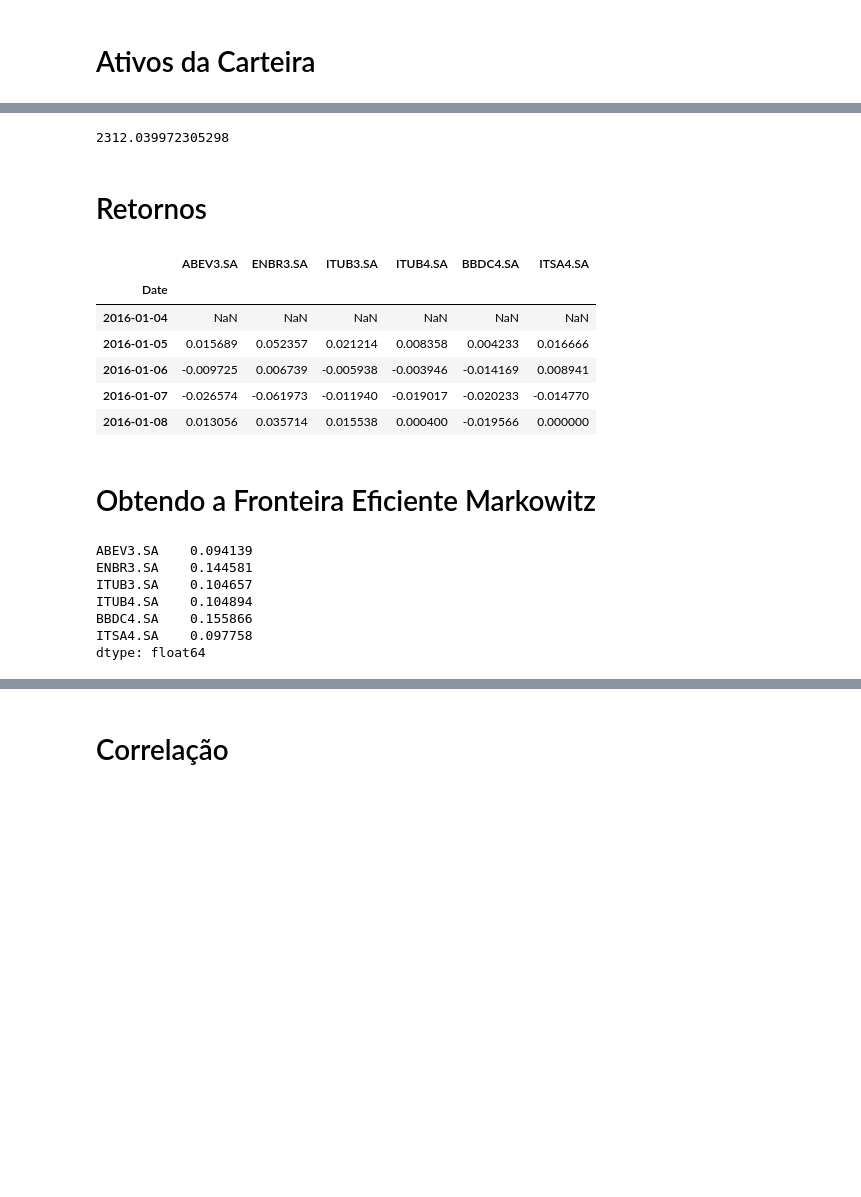
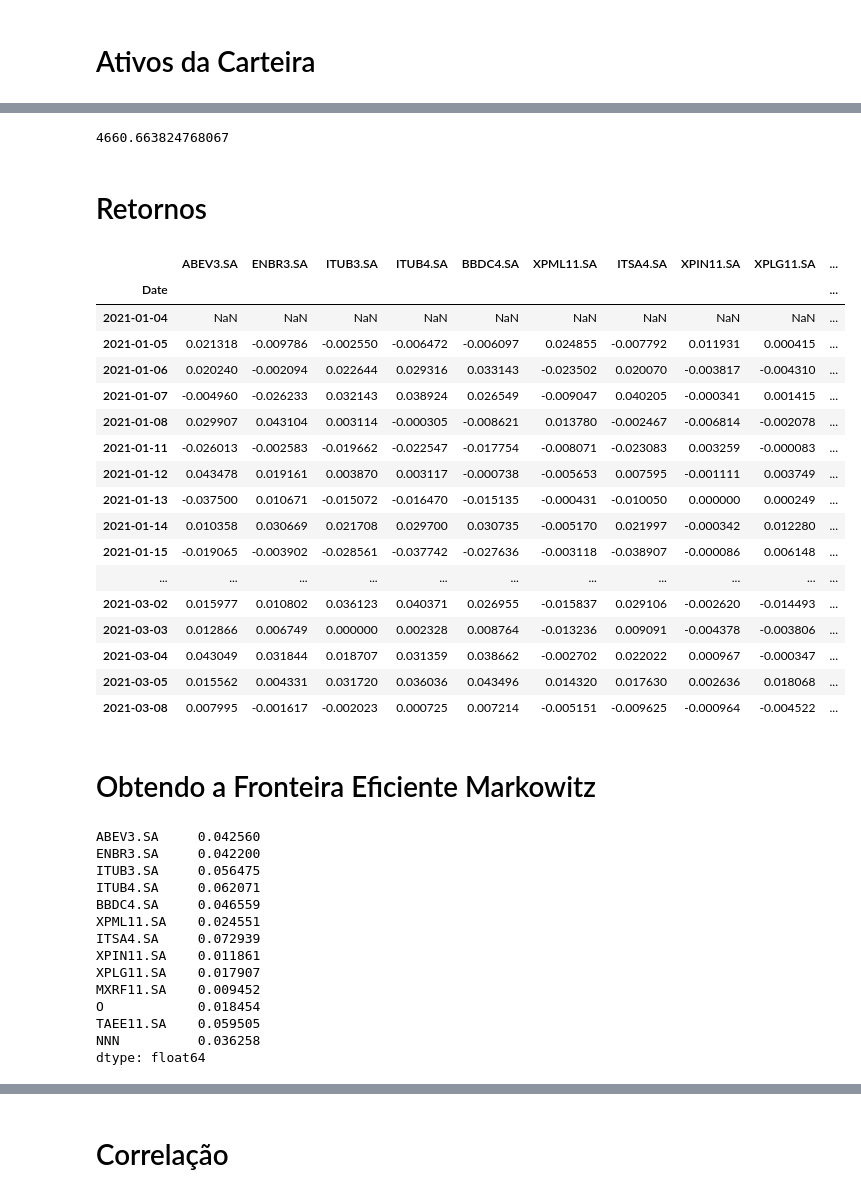
Before and after one commit to fredux/jupyter_notebooks, a Jupyter notebook: carteira.ipynb, the cells around one changed output, grey strips where cells are left out. Drawn from its saved outputs; the diff is of its cells as text; code cells hidden in the pictures; blank space fills up the shorter version.

```diff
--- a/carteira.ipynb
+++ b/carteira.ipynb
@@ -10,9 +10,11 @@ import sqlite3
 # %% [markdown]
 # Ativos da Carteira
 # %%
-conn = sqlite3.connect('ativos1.db')
+conn = sqlite3.connect('ativos.db')
 cursor = conn.cursor()
 #Cria o array de ativos e dos ativos com quantidade
+#query =" SELECT sigla, qtd FROM ativos WHERE moeda <> 'DIGITAL' AND moeda <> 'FI';"
+
 query =" SELECT sigla, qtd FROM ativos WHERE moeda <> 'DIGITAL';"
 cursor.execute(query)
 ativos_qtd = {}
@@ -23,6 +25,6 @@ for linha in cursor:
     ativos.append(linha[0])
 conn.close()
 # %%
-start = datetime(2016,1,1)
+start = datetime(2020,1,1)
 ativos
 # %% [output]
@@ -79,33 +114,51 @@ pesos
 #weights = np.array(pesos)
 total
 # %% [output]
-2312.039972305298
+4660.663824768067
 # %% [markdown]
 # Retornos
 # %%
 #retorno diario dos aivos
 returns = acoes / acoes.shift(1) - 1
-returns.head()
+returns
 # %% [output]
-|  | ABEV3.SA | ENBR3.SA | ITUB3.SA | ITUB4.SA | BBDC4.SA | ITSA4.SA |
-| Date |  |  |  |  |  |  |
-| 2016-01-04 | NaN | NaN | NaN | NaN | NaN | NaN |
-| 2016-01-05 | 0.015689 | 0.052357 | 0.021214 | 0.008358 | 0.004233 | 0.016666 |
-| 2016-01-06 | -0.009725 | 0.006739 | -0.005938 | -0.003946 | -0.014169 | 0.008941 |
-| 2016-01-07 | -0.026574 | -0.061973 | -0.011940 | -0.019017 | -0.020233 | -0.014770 |
-| 2016-01-08 | 0.013056 | 0.035714 | 0.015538 | 0.000400 | -0.019566 | 0.000000 |
+|  | ABEV3.SA | ENBR3.SA | ITUB3.SA | ITUB4.SA | BBDC4.SA | XPML11.SA | ITSA4.SA | XPIN11.SA | XPLG11.SA | ... |
+| Date |  |  |  |  |  |  |  |  |  | ... |
+| 2021-01-04 | NaN | NaN | NaN | NaN | NaN | NaN | NaN | NaN | NaN | ... |
+| 2021-01-05 | 0.021318 | -0.009786 | -0.002550 | -0.006472 | -0.006097 | 0.024855 | -0.007792 | 0.011931 | 0.000415 | ... |
+| 2021-01-06 | 0.020240 | -0.002094 | 0.022644 | 0.029316 | 0.033143 | -0.023502 | 0.020070 | -0.003817 | -0.004310 | ... |
+| 2021-01-07 | -0.004960 | -0.026233 | 0.032143 | 0.038924 | 0.026549 | -0.009047 | 0.040205 | -0.000341 | 0.001415 | ... |
+| 2021-01-08 | 0.029907 | 0.043104 | 0.003114 | -0.000305 | -0.008621 | 0.013780 | -0.002467 | -0.006814 | -0.002078 | ... |
+| 2021-01-11 | -0.026013 | -0.002583 | -0.019662 | -0.022547 | -0.017754 | -0.008071 | -0.023083 | 0.003259 | -0.000083 | ... |
+| 2021-01-12 | 0.043478 | 0.019161 | 0.003870 | 0.003117 | -0.000738 | -0.005653 | 0.007595 | -0.001111 | 0.003749 | ... |
+| 2021-01-13 | -0.037500 | 0.010671 | -0.015072 | -0.016470 | -0.015135 | -0.000431 | -0.010050 | 0.000000 | 0.000249 | ... |
+| 2021-01-14 | 0.010358 | 0.030669 | 0.021708 | 0.029700 | 0.030735 | -0.005170 | 0.021997 | -0.000342 | 0.012280 | ... |
+| 2021-01-15 | -0.019065 | -0.003902 | -0.028561 | -0.037742 | -0.027636 | -0.003118 | -0.038907 | -0.000086 | 0.006148 | ... |
+| ... | ... | ... | ... | ... | ... | ... | ... | ... | ... | ... |
+| 2021-03-02 | 0.015977 | 0.010802 | 0.036123 | 0.040371 | 0.026955 | -0.015837 | 0.029106 | -0.002620 | -0.014493 | ... |
+| 2021-03-03 | 0.012866 | 0.006749 | 0.000000 | 0.002328 | 0.008764 | -0.013236 | 0.009091 | -0.004378 | -0.003806 | ... |
+| 2021-03-04 | 0.043049 | 0.031844 | 0.018707 | 0.031359 | 0.038662 | -0.002702 | 0.022022 | 0.000967 | -0.000347 | ... |
+| 2021-03-05 | 0.015562 | 0.004331 | 0.031720 | 0.036036 | 0.043496 | 0.014320 | 0.017630 | 0.002636 | 0.018068 | ... |
+| 2021-03-08 | 0.007995 | -0.001617 | -0.002023 | 0.000725 | 0.007214 | -0.005151 | -0.009625 | -0.000964 | -0.004522 | ... |
 # %% [markdown]
 # Obtendo a Fronteira Eficiente Markowitz
 # %%
 log_returns = np.log(acoes / acoes.shift(1))
 log_returns.max()
 # %% [output]
-ABEV3.SA    0.094139
-ENBR3.SA    0.144581
-ITUB3.SA    0.104657
-ITUB4.SA    0.104894
-BBDC4.SA    0.155866
-ITSA4.SA    0.097758
+ABEV3.SA     0.042560
+ENBR3.SA     0.042200
+ITUB3.SA     0.056475
+ITUB4.SA     0.062071
+BBDC4.SA     0.046559
+XPML11.SA    0.024551
+ITSA4.SA     0.072939
+XPIN11.SA    0.011861
+XPLG11.SA    0.017907
+MXRF11.SA    0.009452
+O            0.018454
+TAEE11.SA    0.059505
+NNN          0.036258
 dtype: float64
 # %%
 #retorno anual
```
Also changed, not shown: parts of 27 cells of this notebook, 8 other files.
